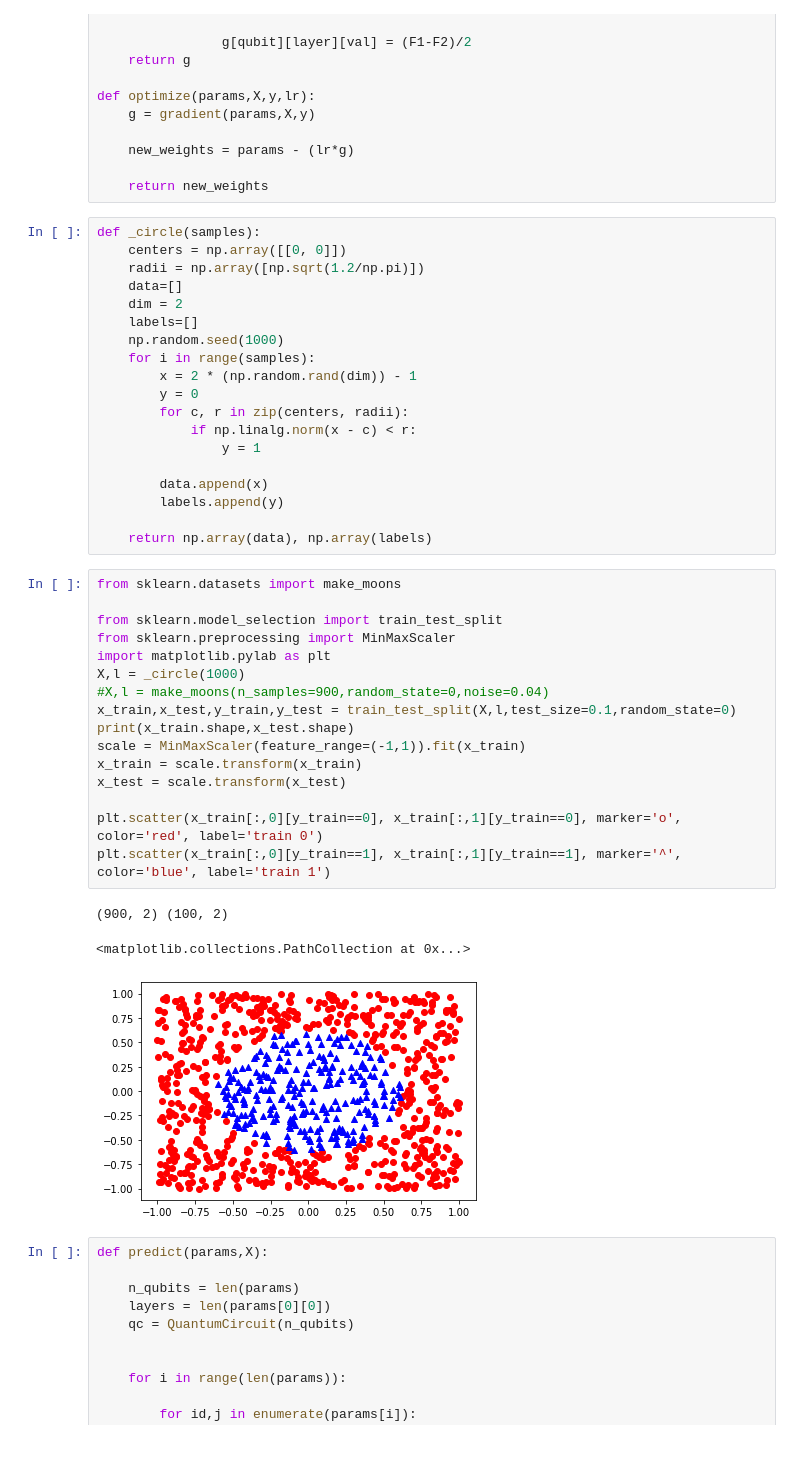
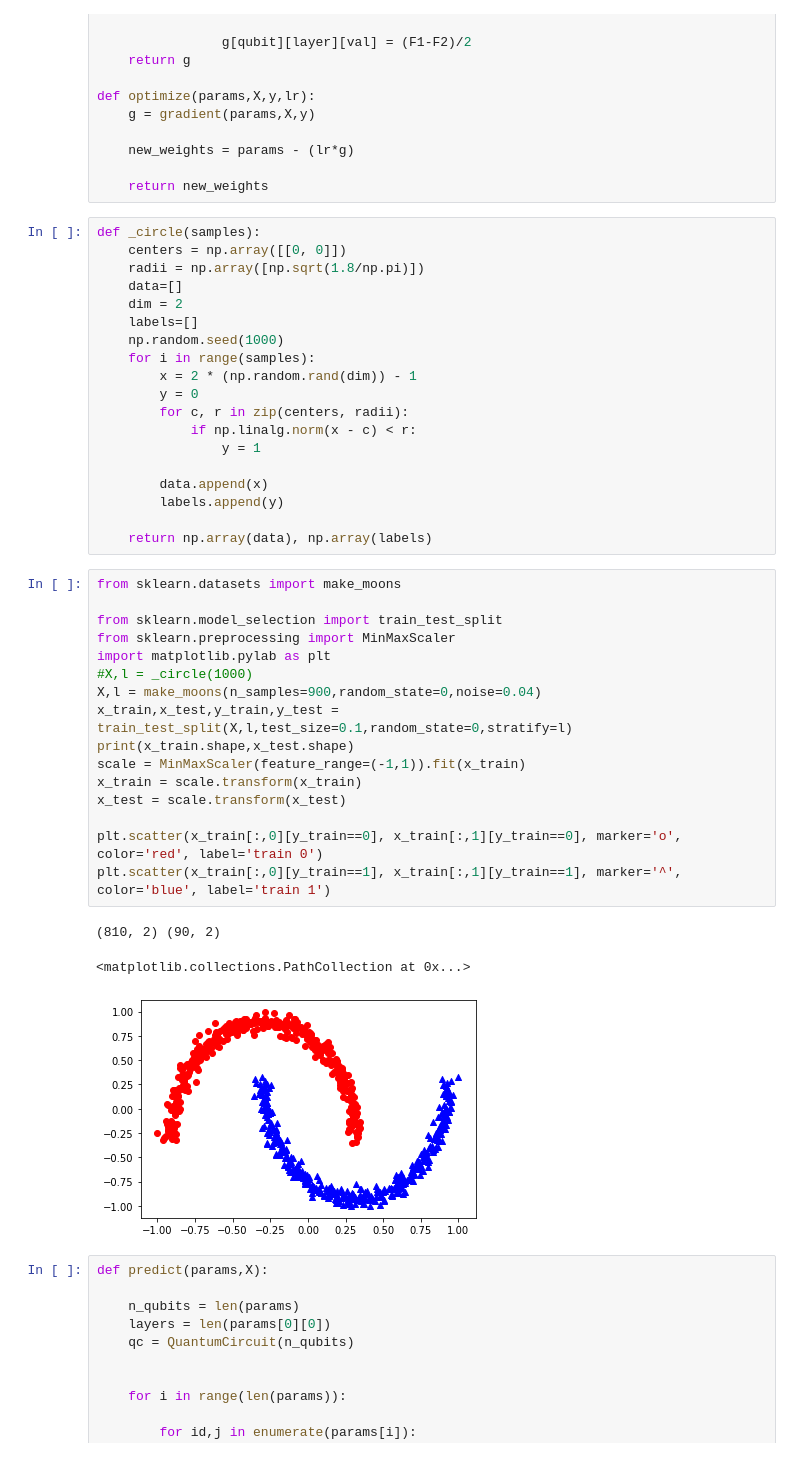
Before and after one commit to kareem1925/Ismailia-school-of-AI, a Jupyter notebook: quantum_gradients/universal_qubit_classifier_gradient_descent.ipynb, the cells around one changed output. Cells and saved outputs as stored; diff of their text form.

```diff
--- a/quantum_gradients/universal_qubit_classifier_gradient_descent.ipynb
+++ b/quantum_gradients/universal_qubit_classifier_gradient_descent.ipynb
@@ -87,7 +86,7 @@ def optimize(params,X,y,lr):
 # %%
 def _circle(samples):
     centers = np.array([[0, 0]])
-    radii = np.array([np.sqrt(1.2/np.pi)])
+    radii = np.array([np.sqrt(1.8/np.pi)])
     data=[]
     dim = 2
     labels=[]
@@ -106,23 +105,23 @@ def _circle(samples):
 # %%
 from sklearn.datasets import make_moons
 
 from sklearn.model_selection import train_test_split
 from sklearn.preprocessing import MinMaxScaler
 import matplotlib.pylab as plt
-X,l = _circle(1000)
-#X,l = make_moons(n_samples=900,random_state=0,noise=0.04)
-x_train,x_test,y_train,y_test = train_test_split(X,l,test_size=0.1,random_state=0)
+#X,l = _circle(1000)
+X,l = make_moons(n_samples=900,random_state=0,noise=0.04)
+x_train,x_test,y_train,y_test = train_test_split(X,l,test_size=0.1,random_state=0,stratify=l)
 print(x_train.shape,x_test.shape)
 scale = MinMaxScaler(feature_range=(-1,1)).fit(x_train)
 x_train = scale.transform(x_train)
 x_test = scale.transform(x_test)
 
 plt.scatter(x_train[:,0][y_train==0], x_train[:,1][y_train==0], marker='o', color='red', label='train 0')
 plt.scatter(x_train[:,0][y_train==1], x_train[:,1][y_train==1], marker='^', color='blue', label='train 1')
 # %% [output]
-(900, 2) (100, 2)
+(810, 2) (90, 2)
 <matplotlib.collections.PathCollection at 0x...>
-[figure, old version]
+[figure, new version]
 # %%
 def predict(params,X):
 
```
Also changed, not shown: parts of 12 cells of this notebook.
